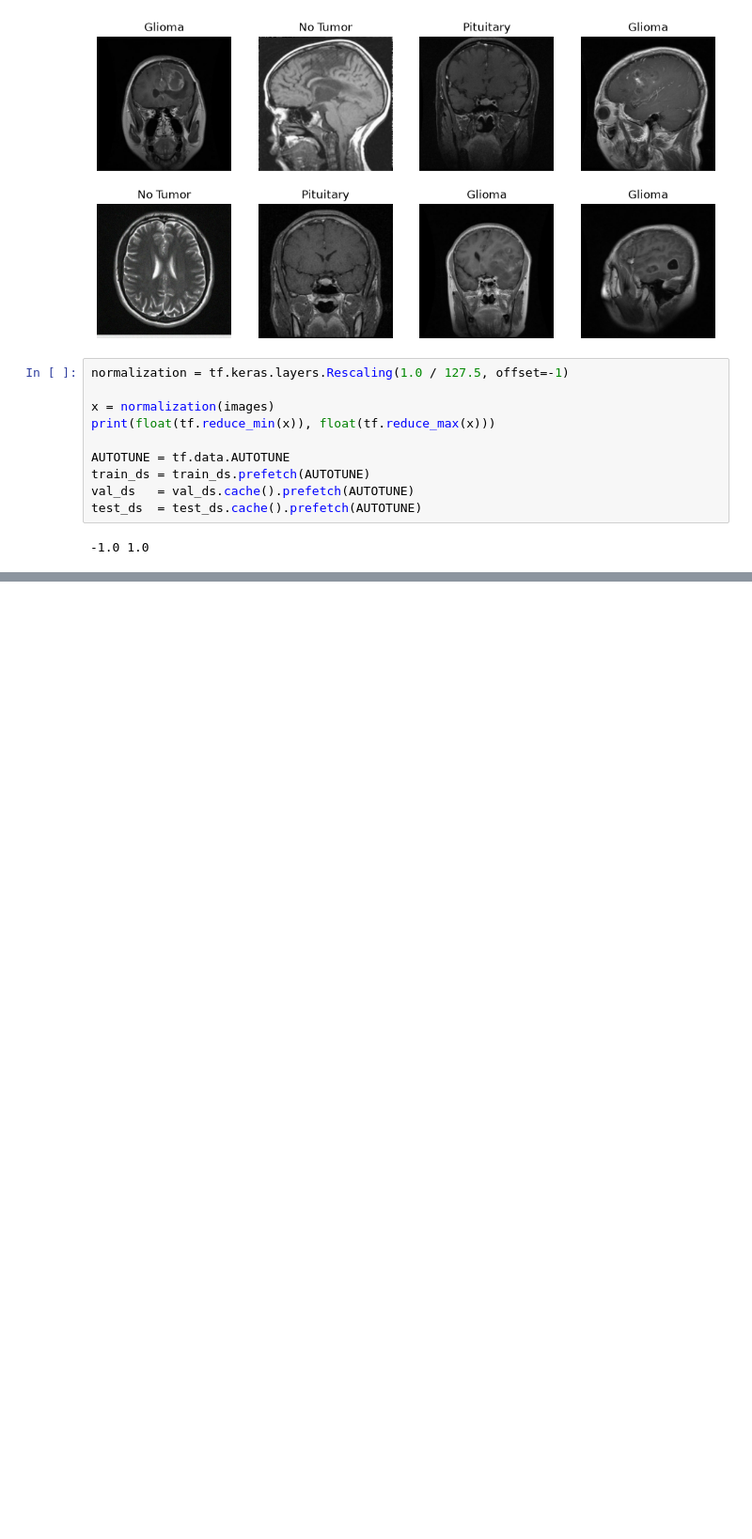
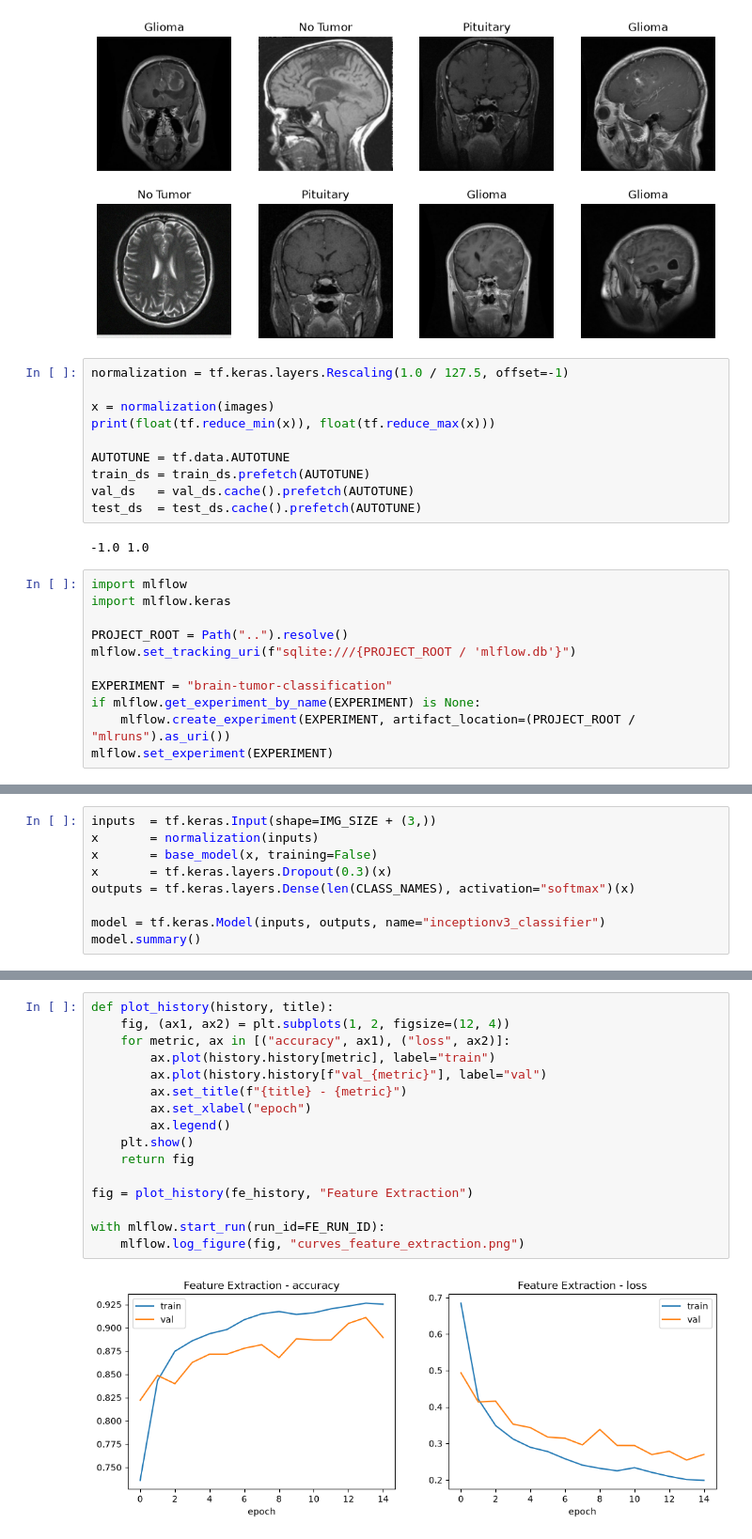
Before and after one commit to jerymy-k/DiagnosticMultimodal, a Jupyter notebook: notebooks/main.ipynb, the cells around one changed output, grey strips where cells are left out. Shown at 94% size. Drawn from its saved outputs; the diff is of its cells as text; blank space fills up the shorter version.

Commit message:
DIAG-19 : Feature Extraction InceptionV3 #Terminé

```diff
--- a/notebooks/main.ipynb
+++ b/notebooks/main.ipynb
@@ -306,3 +306,14 @@ val_ds   = val_ds.cache().prefetch(AUTOTUNE)
 test_ds  = test_ds.cache().prefetch(AUTOTUNE)
 # %% [output]
 -1.0 1.0
+# %%
+import mlflow
+import mlflow.keras
+
+PROJECT_ROOT = Path("..").resolve()
+mlflow.set_tracking_uri(f"sqlite:///{PROJECT_ROOT / 'mlflow.db'}")
+
+EXPERIMENT = "brain-tumor-classification"
+if mlflow.get_experiment_by_name(EXPERIMENT) is None:
+    mlflow.create_experiment(EXPERIMENT, artifact_location=(PROJECT_ROOT / "mlruns").as_uri())
+mlflow.set_experiment(EXPERIMENT)
@@ -308,0 +324,9 @@ test_ds  = test_ds.cache().prefetch(AUTOTUNE)
+# %%
+inputs  = tf.keras.Input(shape=IMG_SIZE + (3,))
+x       = normalization(inputs)
+x       = base_model(x, training=False)
+x       = tf.keras.layers.Dropout(0.3)(x)
+outputs = tf.keras.layers.Dense(len(CLASS_NAMES), activation="softmax")(x)
+
+model = tf.keras.Model(inputs, outputs, name="inceptionv3_classifier")
+model.summary()
@@ -308,0 +406,18 @@ test_ds  = test_ds.cache().prefetch(AUTOTUNE)
+# %%
+def plot_history(history, title):
+    fig, (ax1, ax2) = plt.subplots(1, 2, figsize=(12, 4))
+    for metric, ax in [("accuracy", ax1), ("loss", ax2)]:
+        ax.plot(history.history[metric], label="train")
+        ax.plot(history.history[f"val_{metric}"], label="val")
+        ax.set_title(f"{title} - {metric}")
+        ax.set_xlabel("epoch")
+        ax.legend()
+    plt.show()
+    return fig
+
+fig = plot_history(fe_history, "Feature Extraction")
+
+with mlflow.start_run(run_id=FE_RUN_ID):
+    mlflow.log_figure(fig, "curves_feature_extraction.png")
+# %% [output]
+[figure, added]
```
Also changed, not shown: parts of 3 cells of this notebook, 1 other file.
